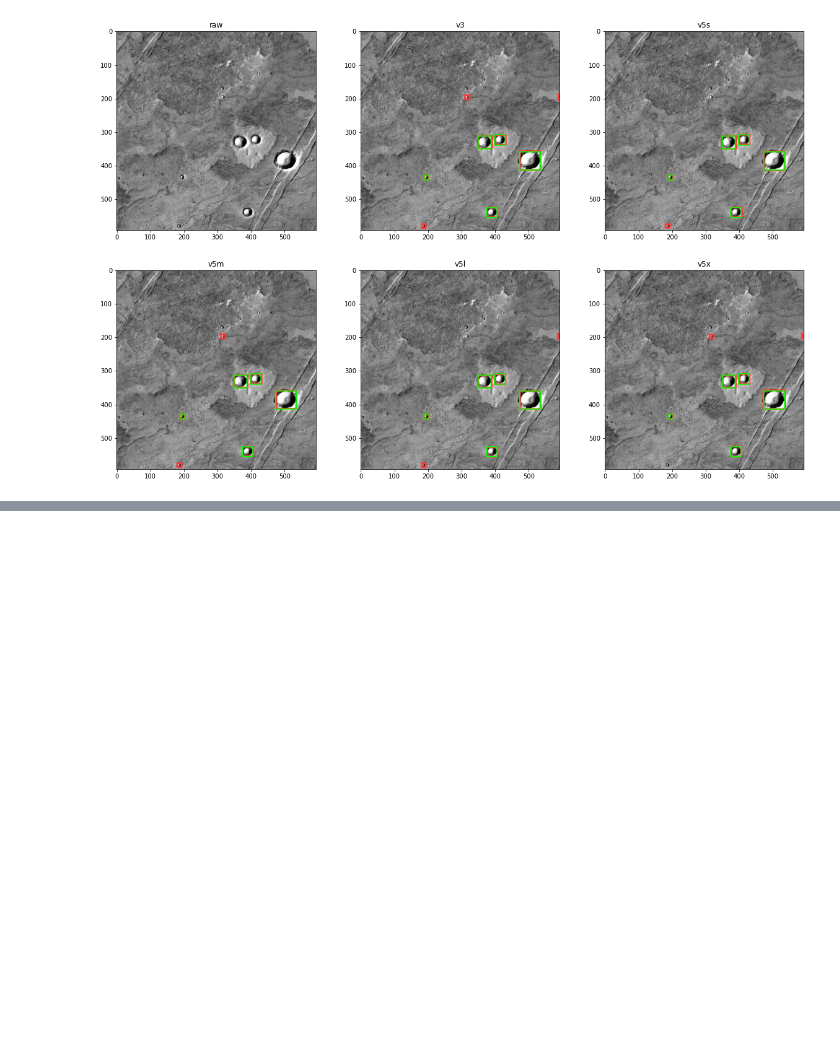
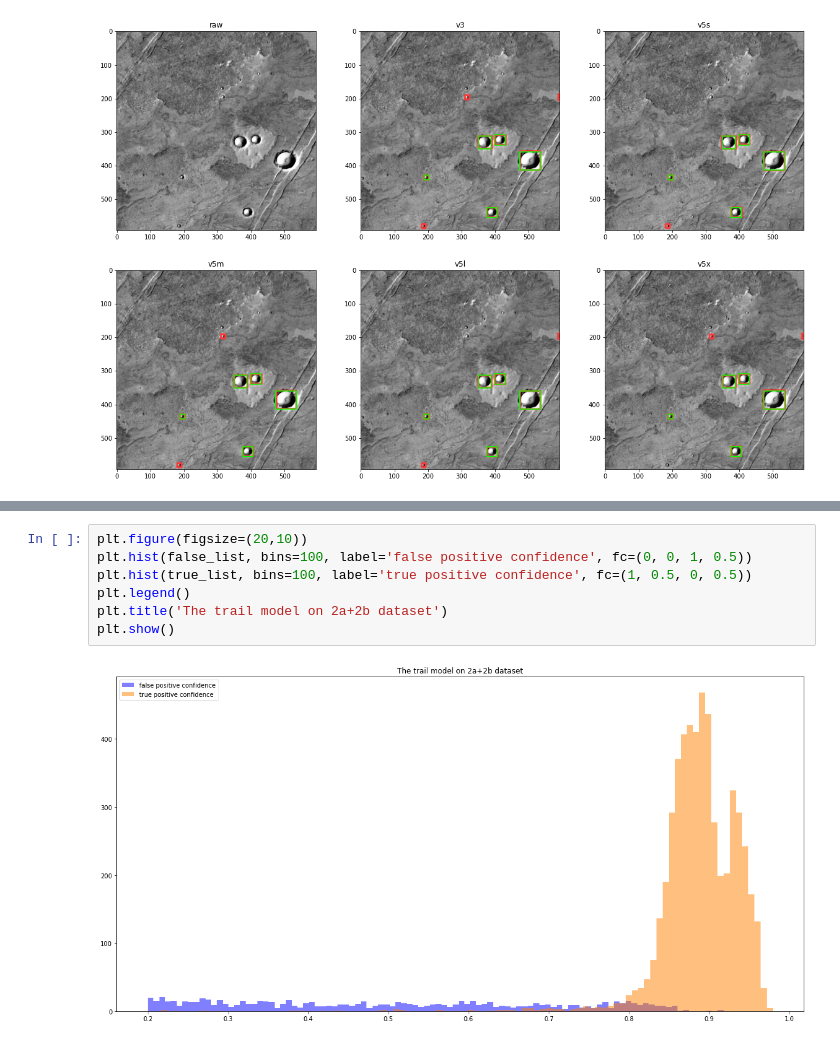
Before and after one commit to liyinze1/Robbins-to-THEMIS, a Jupyter notebook: demo.ipynb, the cells around one changed output, grey strips where cells are left out. Drawn from its saved outputs; the diff is of its cells as text; blank space fills up the shorter version.

```diff
--- a/demo.ipynb
+++ b/demo.ipynb
@@ -122,0 +214,9 @@ loss_tabel
+# %%
+plt.figure(figsize=(20,10))
+plt.hist(false_list, bins=100, label='false positive confidence', fc=(0, 0, 1, 0.5))
+plt.hist(true_list, bins=100, label='true positive confidence', fc=(1, 0.5, 0, 0.5))
+plt.legend()
+plt.title('The trail model on 2a+2b dataset')
+plt.show()
+# %% [output]
+[figure, added]
```
Also changed, not shown: parts of 9 cells of this notebook, 1 other file.
